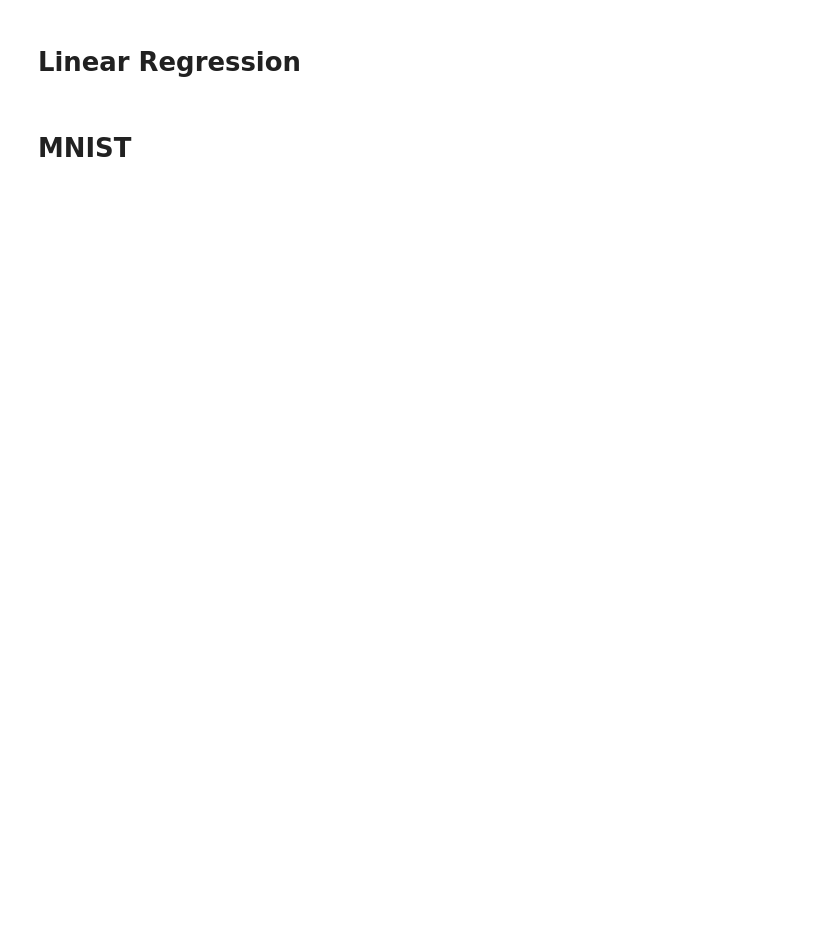
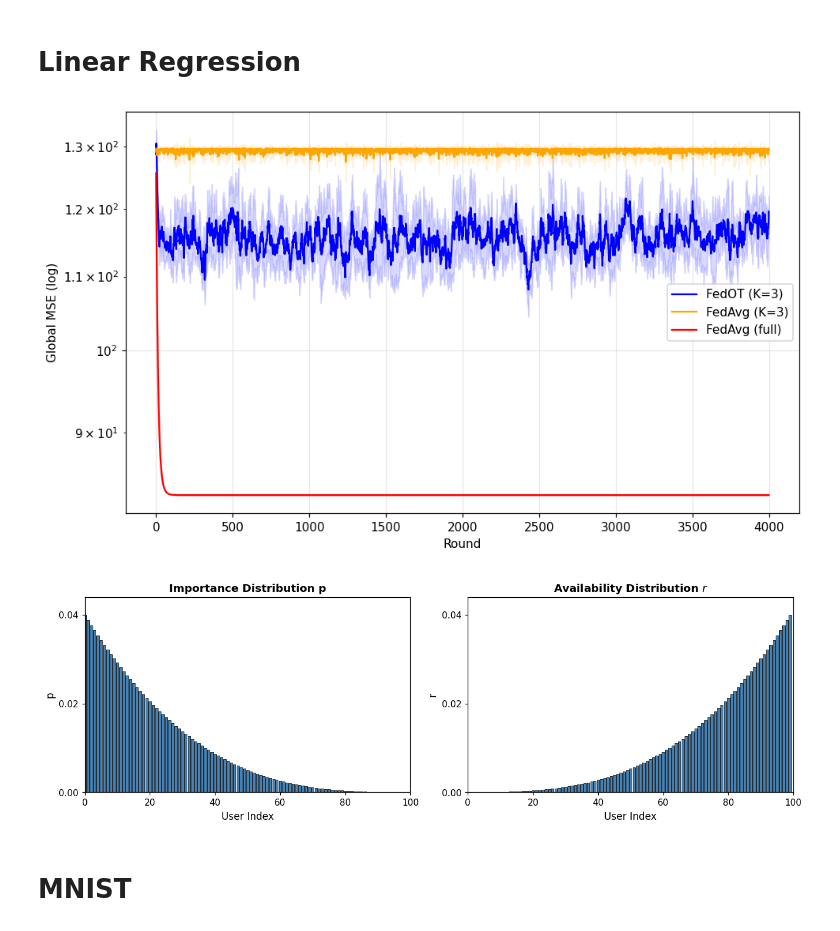
Before and after one commit to vihaan-goyal/fedavot-convergence, a Jupyter notebook: icasp_paper.ipynb, the cells around one changed output. Drawn from its saved outputs; the diff is of its cells as text; code cells hidden in the pictures; blank space fills up the shorter version.

```diff
--- a/icasp_paper.ipynb
+++ b/icasp_paper.ipynb
@@ -20,7 +20,7 @@ ROUNDS = 4000
 LOCAL_EPOCHS = 5
 DIM = 100
 SAMPLES_PER_USER = 30
-LR = 0.0001
+LR = 0.01
 SEEDS = [0, 1, 2, 3, 4]
 NUM_SAMPLES_FOR_Q = 1_000_000
 
@@ -141,6 +141,11 @@ df["client_id"] = df["path"].str.extract(r"(nm\d+)")
 groups = [g for _, g in df.groupby("client_id") if len(g) >= SAMPLES_PER_USER]
 groups = groups[:NUM_USERS]
 
+# --- real IMDb-Wiki face embeddings (replaces the old random placeholder features) ---
+# imdb_embeddings.npy: {image_path: feature_vector}, built from the actual face crops.
+EMB = np.load("imdb_embeddings.npy", allow_pickle=True).item()
+DIM = next(iter(EMB.values())).shape[0]
+
 p, r = make_skew_distributions(NUM_USERS)
 subsets = all_K_subsets_1based(NUM_USERS, K)
 
@@ -157,9 +162,11 @@ all_fedot, all_faK, all_full = [], [], []
 for seed in SEEDS:
     rng = np.random.RandomState(seed)
 
-    # placeholder embeddings
-    X_full = rng.randn(sum(len(g) for g in groups), DIM)
-    y_full = np.concatenate([g["age"].values[:SAMPLES_PER_USER] for g in groups])
+    # real embeddings gathered per image path (same order as y_full below)
+    X_full = np.concatenate([np.stack([EMB[pth] for pth in g["path"].values[:SAMPLES_PER_USER]])
+                             for g in groups])
+    y_full = np.concatenate([g["age"].values[:SAMPLES_PER_USER] for g in groups]).astype(float)
+    y_full -= y_full.mean()   # center ages: bias-free linear model needs a zero-mean target
 
     user_data = []
     idx = 0
@@ -222,33 +229,36 @@ plt.show()
 
 # ================================================================
 # Plot - Distributions
 # ================================================================
 fig, axes = plt.subplots(1, 2, figsize=(12, 4))
 
 # Importance Distribution p
 axes[0].bar(range(NUM_USERS), p, color='steelblue', edgecolor='black', linewidth=0.5)
 axes[0].set_title("Importance Distribution p", fontsize=12, fontweight='bold')
 axes[0].set_xlabel("User Index", fontsize=11)
 axes[0].set_ylabel("p", fontsize=11)
 axes[0].set_xlim(0, 100)
 axes[0].set_xticks([0, 20, 40, 60, 80, 100])
 axes[0].set_ylim(0, max(p) * 1.1)
 axes[0].set_yticks(np.linspace(0, max(p), 3))
 axes[0].yaxis.set_major_formatter(plt.FuncFormatter(lambda x, p: f'{x:.2f}'))
 
 # Availability Distribution r
 axes[1].bar(range(NUM_USERS), r, color='steelblue', edgecolor='black', linewidth=0.5)
 axes[1].set_title("Availability Distribution $r$", fontsize=12, fontweight='bold')
 axes[1].set_xlabel("User Index", fontsize=11)
 axes[1].set_ylabel("r", fontsize=11)
 axes[1].set_xlim(0, 100)
 axes[1].set_xticks([0, 20, 40, 60, 80, 100])
 axes[1].set_ylim(0, max(r) * 1.1)
 axes[1].set_yticks(np.linspace(0, max(r), 3))
 axes[1].yaxis.set_major_formatter(plt.FuncFormatter(lambda x, p: f'{x:.2f}'))
 
 plt.tight_layout()
 plt.show()
+# %% [output]
+[figure, added]
+[figure, added]
 # %% [markdown]
 # MNIST
 # %%
```
Also changed, not shown: parts of 1 cell of this notebook, 1 other file.
